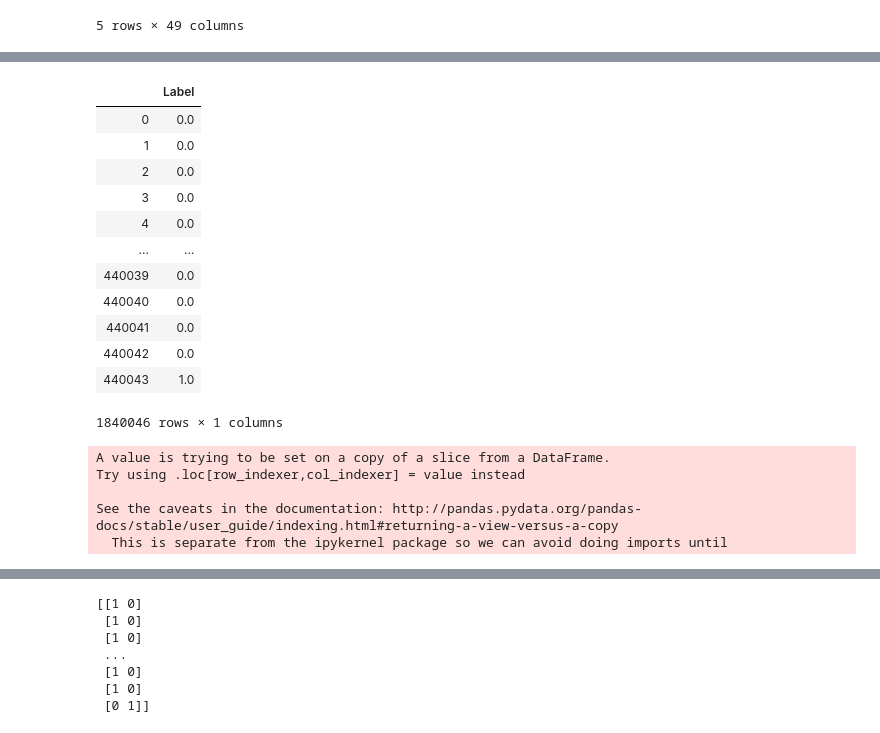
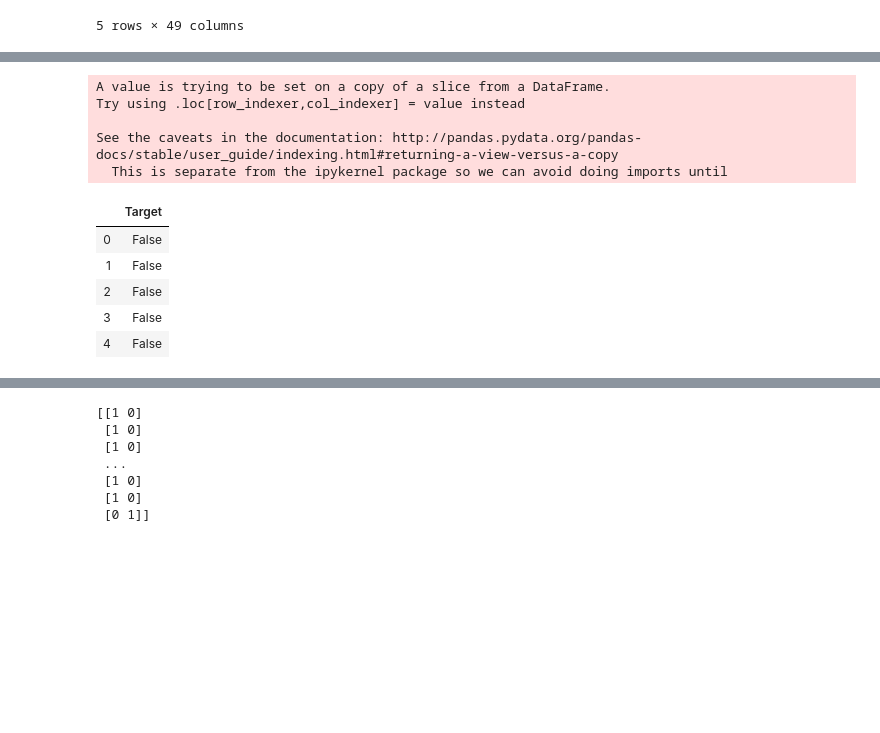
Before and after one commit to AvikantPrasad-Capstone/Capstone-B---2019, a Jupyter notebook: UNSW-NB15.ipynb, the cells around one changed output, grey strips where cells are left out. Drawn from its saved outputs; the diff is of its cells as text; code cells hidden in the pictures; blank space fills up the shorter version.

```diff
--- a/UNSW-NB15.ipynb
+++ b/UNSW-NB15.ipynb
@@ -100,0 +74,4 @@ x
+# %%
+df = dataframe
+
+df[0:5]
@@ -101,3 +173,12 @@ x
+# %%
+#drop categorical features as they are now encoded
+
+merged = df.drop(['proto', 'state', 'srcip', 'dstip', 'service', 'ct_ftp_cmd'], axis = 1)
+
+
+#merge into df
+
+df = merged
 # %%
 # seperate outcome & feature
 
@@ -116,3 +189,6 @@ y.shape
+# %%
+x = df.drop(['Label','srcip','dstip','proto','state','attack_cat','service','dsport','ct_ftp_cmd','sport'], axis = 1)
+y = df[['attack_cat']]
 # %%
 x[0:5]
 # %% [output]
@@ -189,27 +252,20 @@ x[0:5]
+# %%
+#Turned Malicsious into True, Normal into false
+
+y['Target'] = y['attack_cat'] != 'Normal'
+y = y.drop('attack_cat', axis=1)
+# %% [output]
+A value is trying to be set on a copy of a slice from a DataFrame.
+Try using .loc[row_indexer,col_indexer] = value instead
+
+See the caveats in the documentation: http://pandas.pydata.org/pandas-docs/stable/user_guide/indexing.html#returning-a-view-versus-a-copy
+  This is separate from the ipykernel package so we can avoid doing imports until
 # %%
-y
+y[0:5]
 # %% [output]
-|  | Label |
-| 0 | 0.0 |
-| 1 | 0.0 |
-| 2 | 0.0 |
-| 3 | 0.0 |
-| 4 | 0.0 |
-| ... | ... |
-| 440039 | 0.0 |
-| 440040 | 0.0 |
-| 440041 | 0.0 |
-| 440042 | 0.0 |
-| 440043 | 1.0 |
+|  | Target |
+| 0 | False |
+| 1 | False |
+| 2 | False |
+| 3 | False |
+| 4 | False |
-1840046 rows × 1 columns
-# %%
-#Turned Malicsious into True, Normal into false
-
-y['Target'] = y['Label'] != 0
-y = y.drop('Label', axis=1)
-# %% [output]
-A value is trying to be set on a copy of a slice from a DataFrame.
-Try using .loc[row_indexer,col_indexer] = value instead
-
-See the caveats in the documentation: http://pandas.pydata.org/pandas-docs/stable/user_guide/indexing.html#returning-a-view-versus-a-copy
-  This is separate from the ipykernel package so we can avoid doing imports until
```
Also changed, not shown: parts of 42 cells of this notebook.
